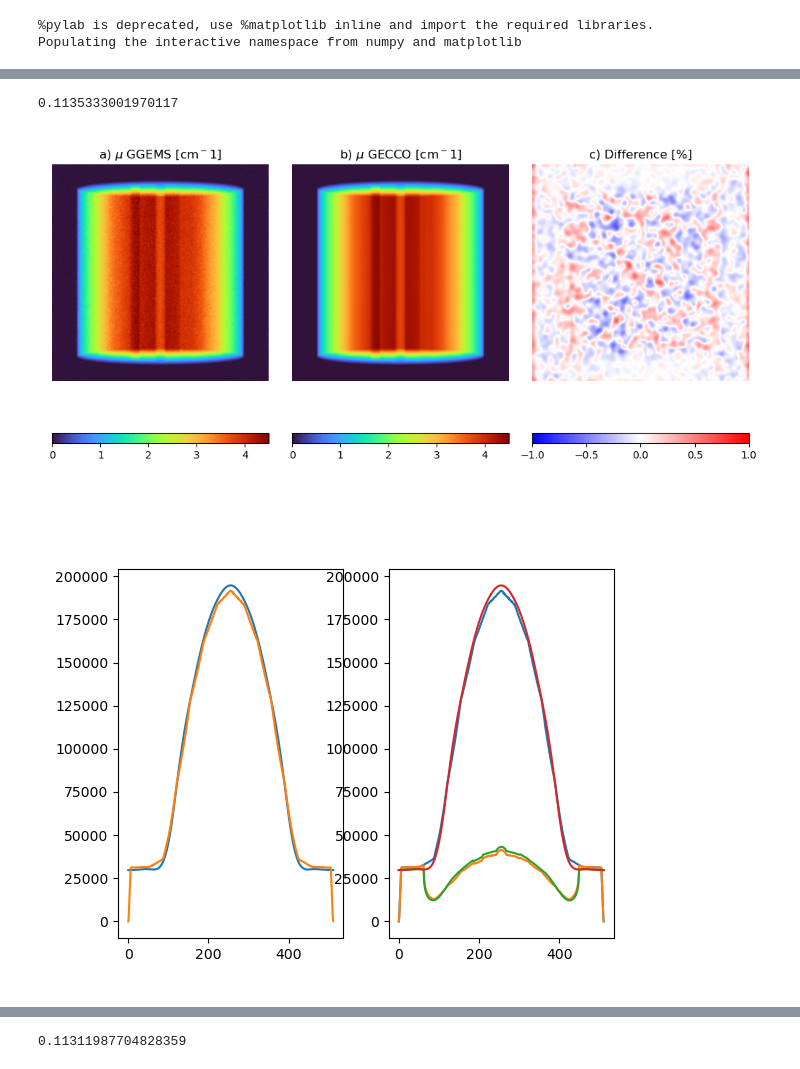
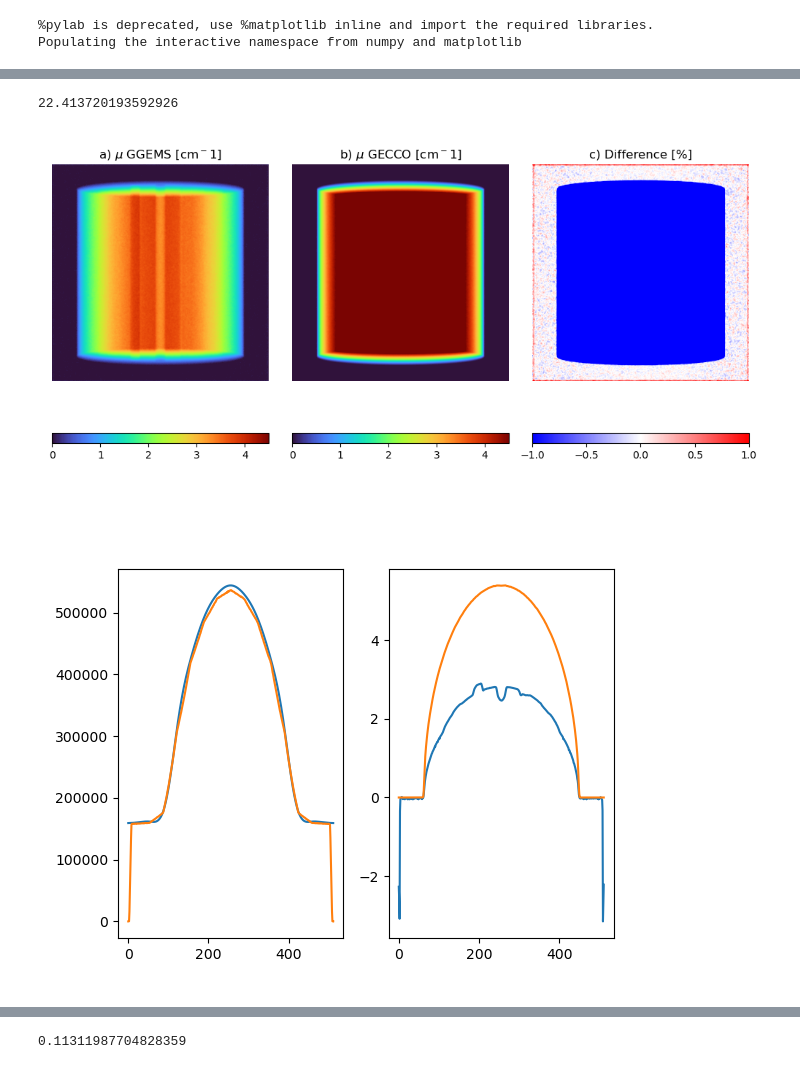
Before and after one commit to jerichooconnell/work-dfci, a Jupyter notebook: 3-jupyter_notebooks_patient/11-initial_patient_redo/4-simulate_from_catphan404.ipynb, the cells around one changed output, grey strips where cells are left out. Saved outputs shown, nothing was run; the diff lists cells and outputs as text; code cells hidden in the pictures.

```diff
--- a/3-jupyter_notebooks_patient/11-initial_patient_redo/4-simulate_from_catphan404.ipynb
+++ b/3-jupyter_notebooks_patient/11-initial_patient_redo/4-simulate_from_catphan404.ipynb
@@ -16,5 +16,5 @@ nrrd_file = '/home/jericho/Software/gecco/gecco/user_phantoms/Catphan404/Catphan
 # nrrd_file = '/home/jericho/Software/fastcat/examples/patient_data/data/smaller_volume_CNS_CT.nrrd'
 # nrrd_to_mhd(nrrd_file,force=True)
 # %%
-phantom = patient_data.patient_phantom(nrrd_file, 1e10, force_materials=False, reload=True, sim_num = 17)
+phantom = patient_data.patient_phantom(nrrd_file, 1e11, force_materials=False, reload=True, sim_num = 26)
 # %% [output]
@@ -147,48 +154,46 @@ int1 = gaussian_filter(phantom.ggems_primary_projections[0],filt_sigma)
 int2 = gaussian_filter(phantom.primary_projections[0],filt_sigma)
 
 proj1 = -np.log((np.abs(int1+0.001))/np.rot90(phantom.ggems_flood + 0.001))
-proj2 = -np.log((int2)/phantom.flood_field)
+proj2 = -1.004*np.log((int2)/phantom.flood_field) # 1.12*
 # gaussian blur the projections using scipy ndimage
 
 crop = 5
 
 plt.imshow(np.flipud(proj1[crop:-crop,crop:-crop]),cmap='turbo',vmin=0,vmax=4.5)
 plt.axis('off')
 plt.title(f'a) $\mu$ GGEMS [cm$^{-1}$]')
 plt.colorbar(orientation='horizontal')
 plt.subplot(132)
 plt.imshow(np.flipud(proj2[crop:-crop,crop:-crop]),cmap='turbo',vmin=0,vmax=4.5)
 plt.axis('off')
 plt.title(f'b) $\mu$ GECCO [cm$^{-1}$]')
 plt.colorbar(orientation='horizontal')
 
 # Plot the difference
 plt.subplot(133)
-diff_1 = 100*((1.011*proj1[crop:-crop,crop:-crop]-proj2[crop:-crop,crop:-crop])/np.max(proj2[crop:-crop,crop:-crop]))
+diff_1 = 100*((proj1[crop:-crop,crop:-crop]-proj2[crop:-crop,crop:-crop])/np.max(proj2[crop:-crop,crop:-crop]))
 
-diff_filt = gaussian_filter(diff_1,5)
+diff_filt = gaussian_filter(diff_1,1)
 plt.axis('off')
 plt.title(f'c) Difference [%]')
 plt.imshow(np.flipud(diff_filt),cmap='bwr',vmin=-1,vmax=1)
 plt.colorbar(orientation='horizontal')
 
 plt.tight_layout()
-plt.savefig('XCAT_comparison.png',dpi=300)
+plt.savefig('Catphan404_comparison.png',dpi=300)
+# plt.savefig('XCAT_comparison.png',dpi=300)
 # plot the mean of the difference image along both axes
 plt.figure()
 plt.subplot(121)
 plt.plot(np.mean(phantom.flood_field,axis=0))
 plt.plot(np.mean(phantom.ggems_flood,axis=1))
 
 plt.subplot(122)
-plt.plot(np.mean(phantom.ggems_flood,axis=1))
-plt.plot(np.mean(phantom.ggems_primary_projections[0],axis=0))
-plt.plot(np.mean(phantom.primary_projections[0],axis=0))
-plt.plot(np.mean(phantom.flood_field,axis=0))
-
+plt.plot(np.mean(proj1,axis=0))
+plt.plot(np.mean(proj2,axis=0))
 
 np.mean(np.abs(diff_filt))
 # %% [output]
-0.1135333001970117
+22.413720193592926
-[figure, old version]
+[figure, new version]
-[figure, old version]
+[figure, new version]
```
Also changed, not shown: parts of 11 cells of this notebook, 3 other files.
